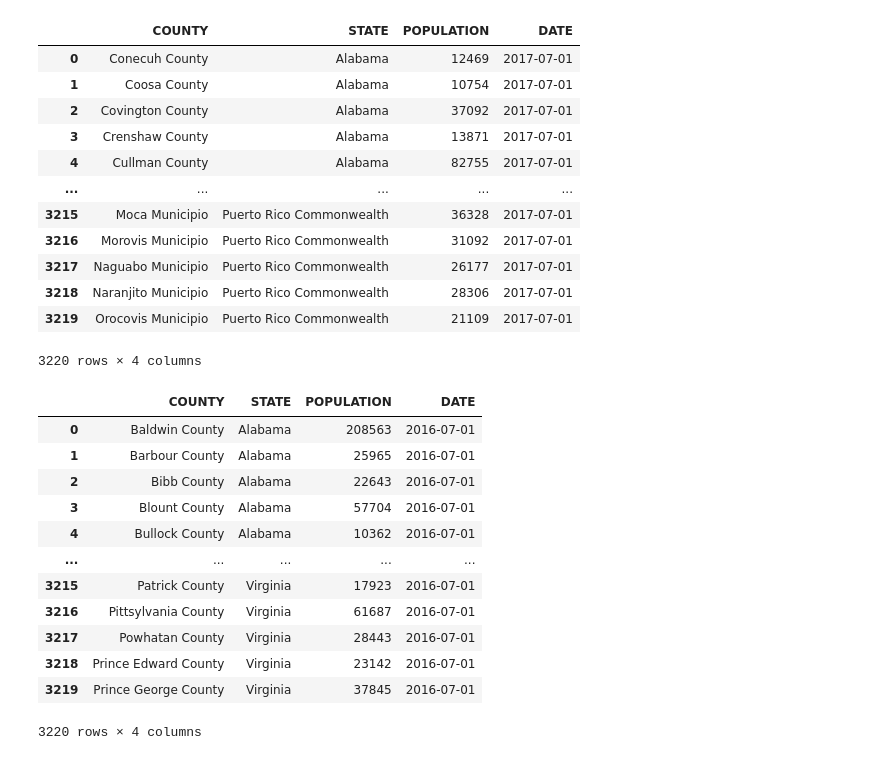
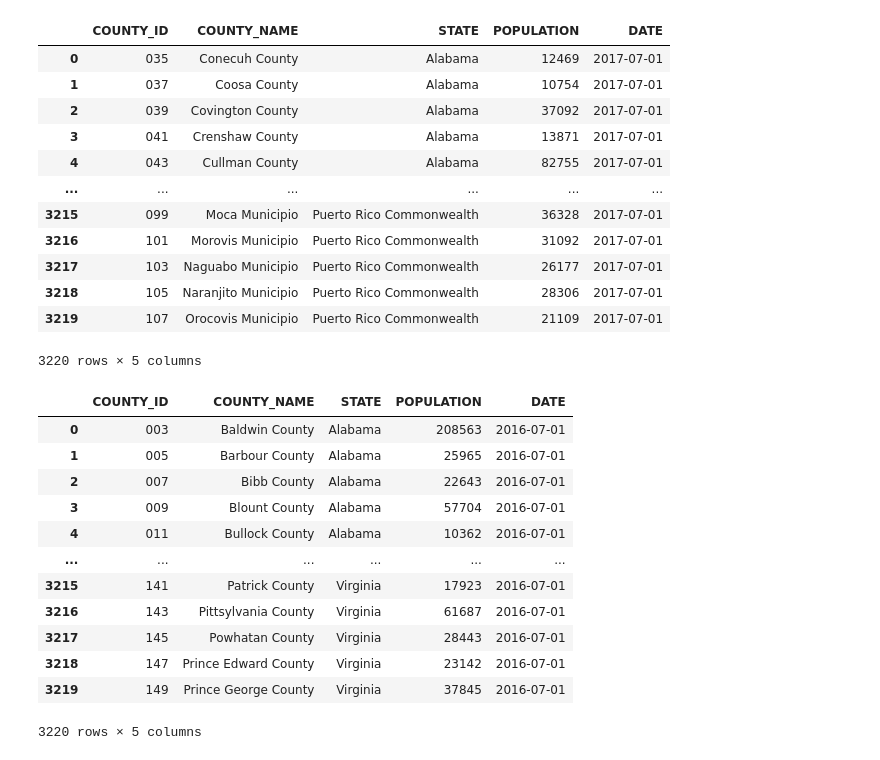
Before and after one commit to sdinespierce/etl_project, a Jupyter notebook: Census/county_population.ipynb, the cells around one changed output. Cells and saved outputs as stored; diff of their text form; code cells hidden in the pictures.

```diff
--- a/Census/county_population.ipynb
+++ b/Census/county_population.ipynb
@@ -99,35 +99,34 @@ response_json = response.json()
 # %%
 #Create and rename Dataframe
 census_2017_county = pd.DataFrame(response.json()[1:], columns=response.json()[0]).rename(columns=
-{"GEONAME":"COUNTY, STATE", "POP":"POPULATION","DATE_DESC":"DATE","state":"State Code", "county":"County Code"})
+{"GEONAME":"COUNTY, STATE", "POP":"POPULATION","DATE_DESC":"DATE","state":"State Code", "county":"COUNTY_ID"})
 census_2017_county["POPULATION"].astype(int)
-census_2017_county
 
 #string split
-census_2017_county[['COUNTY', 'STATE']] = census_2017_county['COUNTY, STATE'].str.split(',', 1, expand=True)
+census_2017_county[['COUNTY_NAME', 'STATE']] = census_2017_county['COUNTY, STATE'].str.split(',', 1, expand=True)
 census_2017_county[['DATE', 'Trash']] = census_2017_county['DATE'].str.split(' ', 1, expand=True)
 
 #convert Date to a datetime object
 census_2017_county['DATE'] = pd.to_datetime(census_2017_county['DATE'])
 
 #reduced dataframe
-census_2017_county = census_2017_county[["COUNTY","STATE","POPULATION","DATE"]]
+census_2017_county = census_2017_county[["COUNTY_ID","COUNTY_NAME","STATE","POPULATION","DATE"]]
 
 census_2017_county
 # %% [output]
-|  | COUNTY | STATE | POPULATION | DATE |
-| 0 | Conecuh County | Alabama | 12469 | 2017-07-01 |
-| 1 | Coosa County | Alabama | 10754 | 2017-07-01 |
-| 2 | Covington County | Alabama | 37092 | 2017-07-01 |
-| 3 | Crenshaw County | Alabama | 13871 | 2017-07-01 |
-| 4 | Cullman County | Alabama | 82755 | 2017-07-01 |
-| ... | ... | ... | ... | ... |
-| 3215 | Moca Municipio | Puerto Rico Commonwealth | 36328 | 2017-07-01 |
-| 3216 | Morovis Municipio | Puerto Rico Commonwealth | 31092 | 2017-07-01 |
-| 3217 | Naguabo Municipio | Puerto Rico Commonwealth | 26177 | 2017-07-01 |
-| 3218 | Naranjito Municipio | Puerto Rico Commonwealth | 28306 | 2017-07-01 |
-| 3219 | Orocovis Municipio | Puerto Rico Commonwealth | 21109 | 2017-07-01 |
+|  | COUNTY_ID | COUNTY_NAME | STATE | POPULATION | DATE |
+| 0 | 035 | Conecuh County | Alabama | 12469 | 2017-07-01 |
+| 1 | 037 | Coosa County | Alabama | 10754 | 2017-07-01 |
+| 2 | 039 | Covington County | Alabama | 37092 | 2017-07-01 |
+| 3 | 041 | Crenshaw County | Alabama | 13871 | 2017-07-01 |
+| 4 | 043 | Cullman County | Alabama | 82755 | 2017-07-01 |
+| ... | ... | ... | ... | ... | ... |
+| 3215 | 099 | Moca Municipio | Puerto Rico Commonwealth | 36328 | 2017-07-01 |
+| 3216 | 101 | Morovis Municipio | Puerto Rico Commonwealth | 31092 | 2017-07-01 |
+| 3217 | 103 | Naguabo Municipio | Puerto Rico Commonwealth | 26177 | 2017-07-01 |
+| 3218 | 105 | Naranjito Municipio | Puerto Rico Commonwealth | 28306 | 2017-07-01 |
+| 3219 | 107 | Orocovis Municipio | Puerto Rico Commonwealth | 21109 | 2017-07-01 |
-3220 rows × 4 columns
+3220 rows × 5 columns
 # %%
 # Save as a csv
 # Note to avoid any issues later, use encoding="utf-8"
@@ -140,33 +139,33 @@ response_json = response.json()
 # %%
 #Create and rename Dataframe
 census_2016_county = pd.DataFrame(response.json()[1:], columns=response.json()[0]).rename(columns=
-{"GEONAME":"COUNTY, STATE", "POP":"POPULATION","DATE_DESC":"DATE","state":"State Code", "county":"County Code"})
+{"GEONAME":"COUNTY, STATE", "POP":"POPULATION","DATE_DESC":"DATE","state":"State Code", "county":"COUNTY_ID"})
 census_2016_county["POPULATION"].astype(int)
 
 #string split
-census_2016_county[['COUNTY', 'STATE']] = census_2016_county['COUNTY, STATE'].str.split(',', 1, expand=True)
+census_2016_county[['COUNTY_NAME', 'STATE']] = census_2016_county['COUNTY, STATE'].str.split(',', 1, expand=True)
 census_2016_county[['DATE', 'Trash']] = census_2016_county['DATE'].str.split(' ', 1, expand=True)
 
 #convert Date to a datetime object
 census_2016_county['DATE'] = pd.to_datetime(census_2016_county['DATE'])
 
 #reduced dataframe
-census_2016_county = census_2016_county[["COUNTY","STATE","POPULATION","DATE"]]
+census_2016_county = census_2016_county[["COUNTY_ID","COUNTY_NAME","STATE","POPULATION","DATE"]]
 census_2016_county
 # %% [output]
-|  | COUNTY | STATE | POPULATION | DATE |
-| 0 | Baldwin County | Alabama | 208563 | 2016-07-01 |
-| 1 | Barbour County | Alabama | 25965 | 2016-07-01 |
-| 2 | Bibb County | Alabama | 22643 | 2016-07-01 |
-| 3 | Blount County | Alabama | 57704 | 2016-07-01 |
-| 4 | Bullock County | Alabama | 10362 | 2016-07-01 |
-| ... | ... | ... | ... | ... |
-| 3215 | Patrick County | Virginia | 17923 | 2016-07-01 |
-| 3216 | Pittsylvania County | Virginia | 61687 | 2016-07-01 |
-| 3217 | Powhatan County | Virginia | 28443 | 2016-07-01 |
-| 3218 | Prince Edward County | Virginia | 23142 | 2016-07-01 |
-| 3219 | Prince George County | Virginia | 37845 | 2016-07-01 |
+|  | COUNTY_ID | COUNTY_NAME | STATE | POPULATION | DATE |
+| 0 | 003 | Baldwin County | Alabama | 208563 | 2016-07-01 |
+| 1 | 005 | Barbour County | Alabama | 25965 | 2016-07-01 |
+| 2 | 007 | Bibb County | Alabama | 22643 | 2016-07-01 |
+| 3 | 009 | Blount County | Alabama | 57704 | 2016-07-01 |
+| 4 | 011 | Bullock County | Alabama | 10362 | 2016-07-01 |
+| ... | ... | ... | ... | ... | ... |
+| 3215 | 141 | Patrick County | Virginia | 17923 | 2016-07-01 |
+| 3216 | 143 | Pittsylvania County | Virginia | 61687 | 2016-07-01 |
+| 3217 | 145 | Powhatan County | Virginia | 28443 | 2016-07-01 |
+| 3218 | 147 | Prince Edward County | Virginia | 23142 | 2016-07-01 |
+| 3219 | 149 | Prince George County | Virginia | 37845 | 2016-07-01 |
-3220 rows × 4 columns
+3220 rows × 5 columns
 # %%
 # Save as a csv
 # Note to avoid any issues later, use encoding="utf-8"
```
Also changed, not shown: parts of 2 cells of this notebook, 7 other files.
